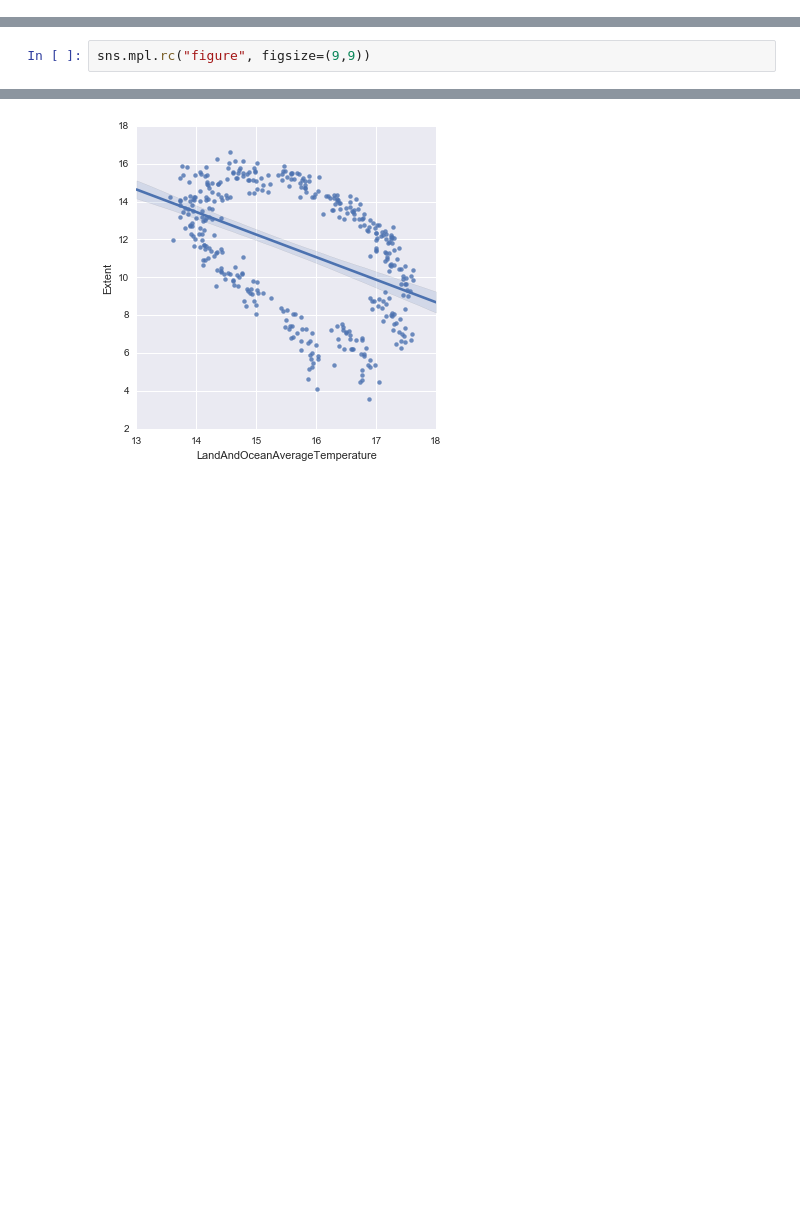
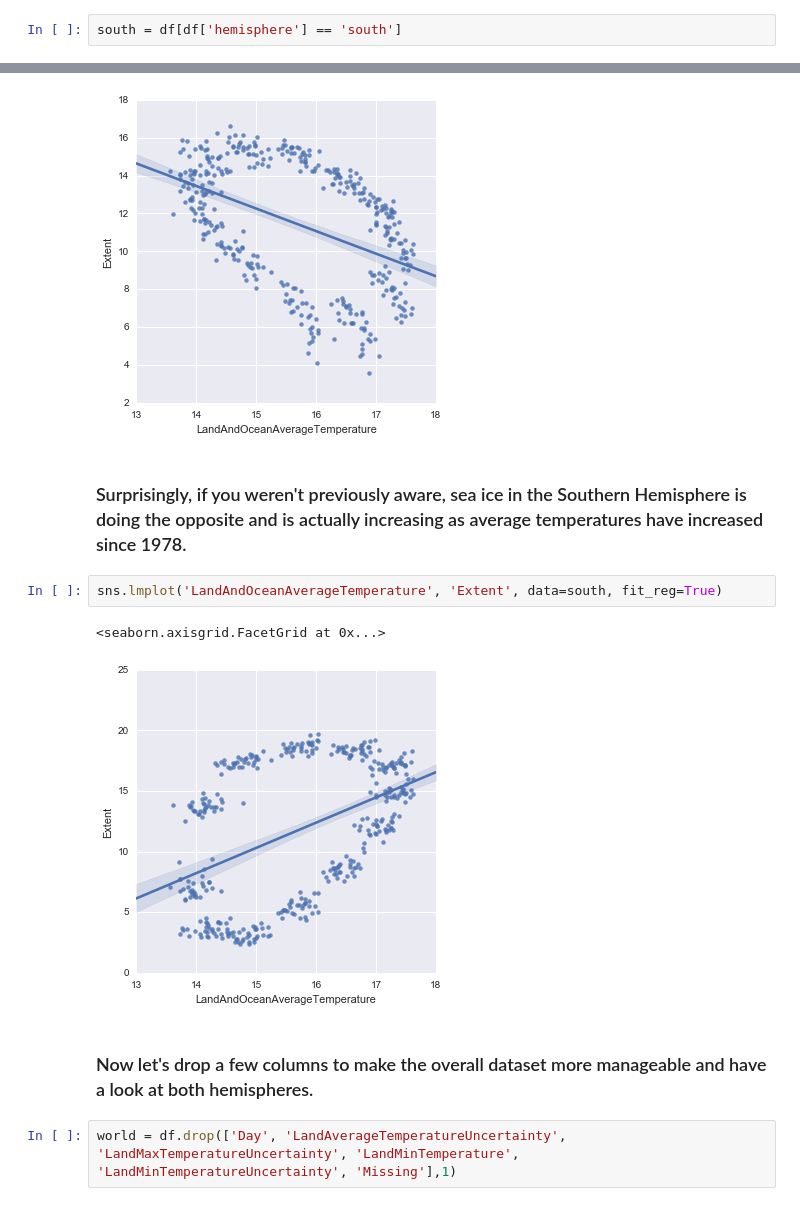
Before and after one commit to JustinRenneke/machine-learning-notebooks, a Jupyter notebook: Seaice/Seaice.ipynb, the cells around one changed output, grey strips where cells are left out. Saved outputs shown, nothing was run; the diff lists cells and outputs as text; blank space fills up the shorter version.

```diff
--- a/Seaice/Seaice.ipynb
+++ b/Seaice/Seaice.ipynb
@@ -157,4 +163,6 @@ df.head(48)
 # %%
 north = df[df['hemisphere'] == 'north']
+# %%
+south = df[df['hemisphere'] == 'south']
 # %%
 sns.mpl.rc("figure", figsize=(18,6))
@@ -163,5 +173,3 @@ sns.tsplot(data = north['LandAndOceanAverageTemperature'], time = north['dt'], i
 # %% [output]
 <matplotlib.axes._subplots.AxesSubplot at 0x...>
 [figure]
-# %%
-sns.mpl.rc("figure", figsize=(9,9))
@@ -180,3 +180,14 @@ sns.lmplot('LandAndOceanAverageTemperature', 'Extent', data=north, fit_reg=True)
 # %% [output]
 <seaborn.axisgrid.FacetGrid at 0x...>
 [figure]
+# %% [markdown]
+### Surprisingly, if you weren't previously aware, sea ice in the Southern Hemisphere is doing the opposite and is actually increasing as average temperatures have increased since 1978.
+# %%
+sns.lmplot('LandAndOceanAverageTemperature', 'Extent', data=south, fit_reg=True)
+# %% [output]
+<seaborn.axisgrid.FacetGrid at 0x...>
+[figure, added]
+# %% [markdown]
+### Now let's drop a few columns to make the overall dataset more manageable and have a look at both hemispheres.
+# %%
+world = df.drop(['Day', 'LandAverageTemperatureUncertainty', 'LandMaxTemperatureUncertainty', 'LandMinTemperature', 'LandMinTemperatureUncertainty', 'Missing'],1)
```
Also changed, not shown: parts of 30 cells of this notebook.
